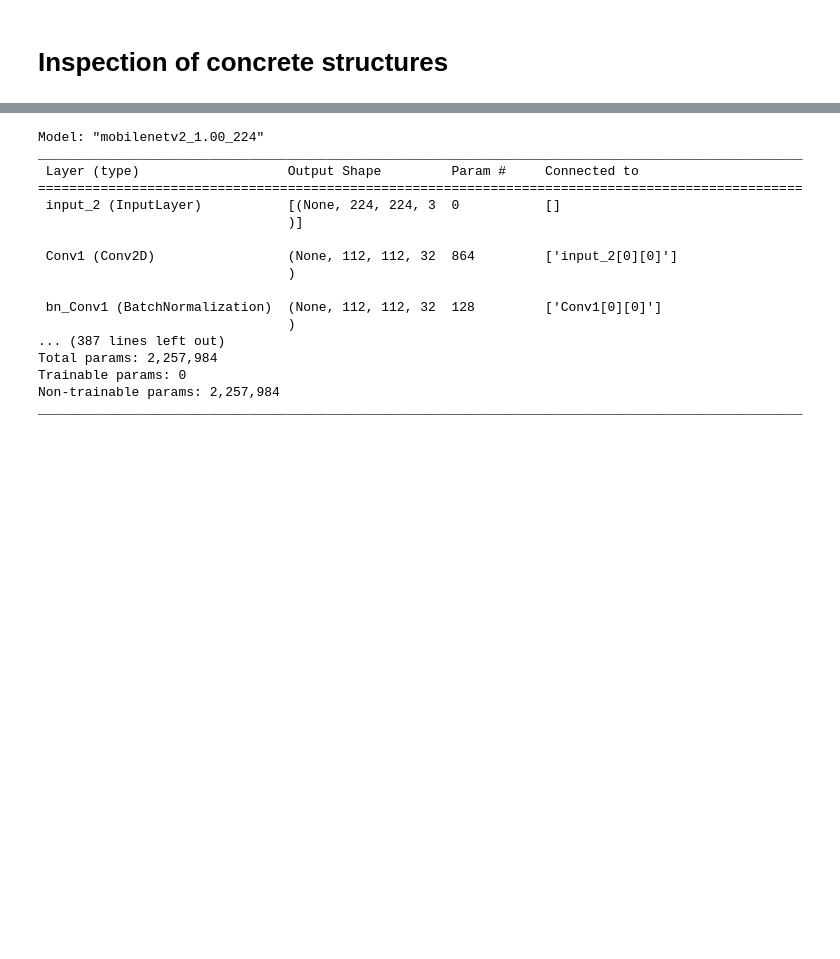
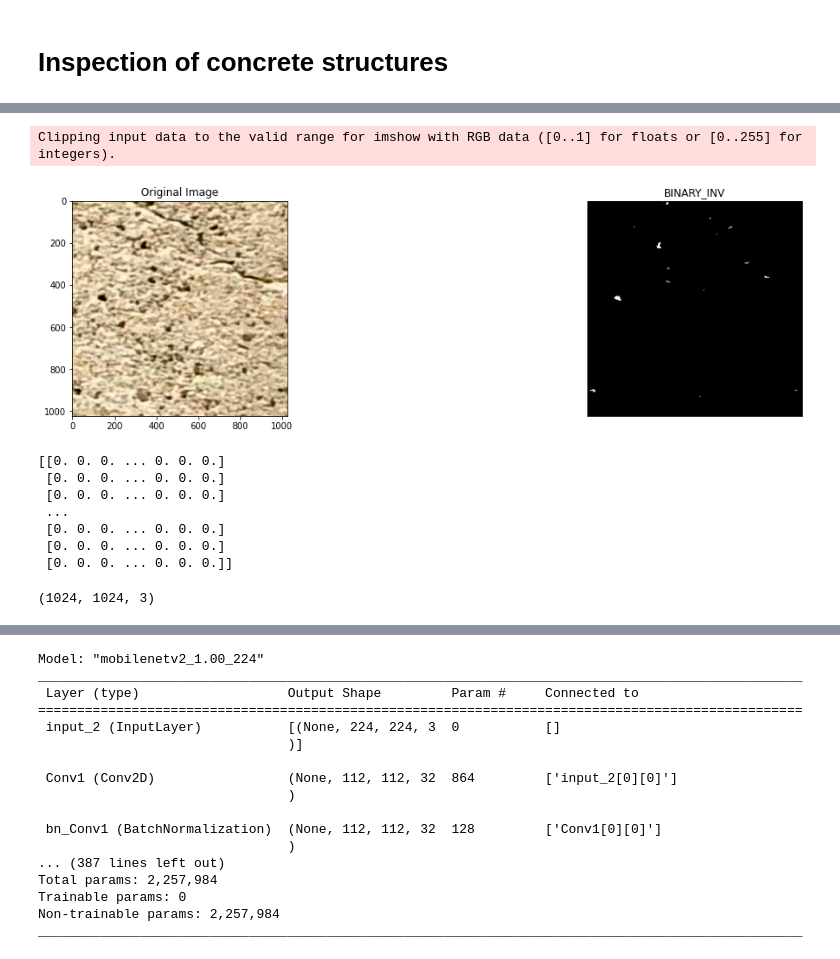
Before and after one commit to mohammedbouazzaoui/concrete_inspection, a Jupyter notebook: project/notebook/modelling_TransferLearn.ipynb, the cells around one changed output, grey strips where cells are left out. Drawn from its saved outputs; the diff is of its cells as text; code cells hidden in the pictures; blank space fills up the shorter version.

```diff
--- a/project/notebook/modelling_TransferLearn.ipynb
+++ b/project/notebook/modelling_TransferLearn.ipynb
@@ -57,0 +180,50 @@ print(X.shape, y.shape)
+# %%
+import cv2 as cv
+import numpy as np
+from matplotlib import pyplot as plt
+
+#IMAGEPOINT=7
+original_image = X[IMAGEPOINT-1] ### FILL IN ###
+# WARNING: openCV works with the BGR(blue, green, red) color map, whereas pyplot works with RGB
+
+#img=original_image
+#We can additionally convert it to grayscale
+img_GRAYSCALE =  cv2.cvtColor(original_image, cv2.COLOR_BGR2GRAY)
+img=img_GRAYSCALE
+
+#img=original_image
+ret,thresh1 = cv.threshold(img,0,255,cv.THRESH_BINARY)
+ret,thresh2 = cv.threshold(img,0,255,cv.THRESH_BINARY_INV)
+#ret,thresh3 = cv.threshold(img,127,255,cv.THRESH_TRUNC)
+#ret,thresh4 = cv.threshold(img,127,255,cv.THRESH_TOZERO)
+#ret,thresh5 = cv.threshold(img,127,255,cv.THRESH_TOZERO_INV)
+titles = ['Original Image','BINARY','BINARY_INV','TRUNC','TOZERO','TOZERO_INV']
+#images = [img, thresh1, thresh2, thresh3, thresh4, thresh5]
+plt.figure(figsize=(15,15))
+'''
+for i in range(6):
+    plt.subplot(2,3,i+1),plt.imshow(images[i],'gray',vmin=0,vmax=255)
+    plt.title(titles[i])
+    plt.xticks([]),plt.yticks([])
+'''
+plt.subplot(2,3,1),plt.imshow(original_image,'gray',vmin=0,vmax=255)
+plt.title(titles[0])
+#plt.subplot(2,3,2),plt.imshow(thresh1,'gray',vmin=0,vmax=255)
+#plt.title(titles[1])
+plt.subplot(2,3,3),plt.imshow(thresh2,'gray',vmin=0,vmax=255)
+plt.title(titles[2])
+plt.xticks([]),plt.yticks([])
+plt.show()
+print(thresh2)
+original_image.shape
+# %% [output]
+Clipping input data to the valid range for imshow with RGB data ([0..1] for floats or [0..255] for integers).
+[figure, added]
+[[0. 0. 0. ... 0. 0. 0.]
+ [0. 0. 0. ... 0. 0. 0.]
+ [0. 0. 0. ... 0. 0. 0.]
+ ...
+ [0. 0. 0. ... 0. 0. 0.]
+ [0. 0. 0. ... 0. 0. 0.]
+ [0. 0. 0. ... 0. 0. 0.]]
+(1024, 1024, 3)
```
Also changed, not shown: parts of 12 cells of this notebook, 28 other files.
